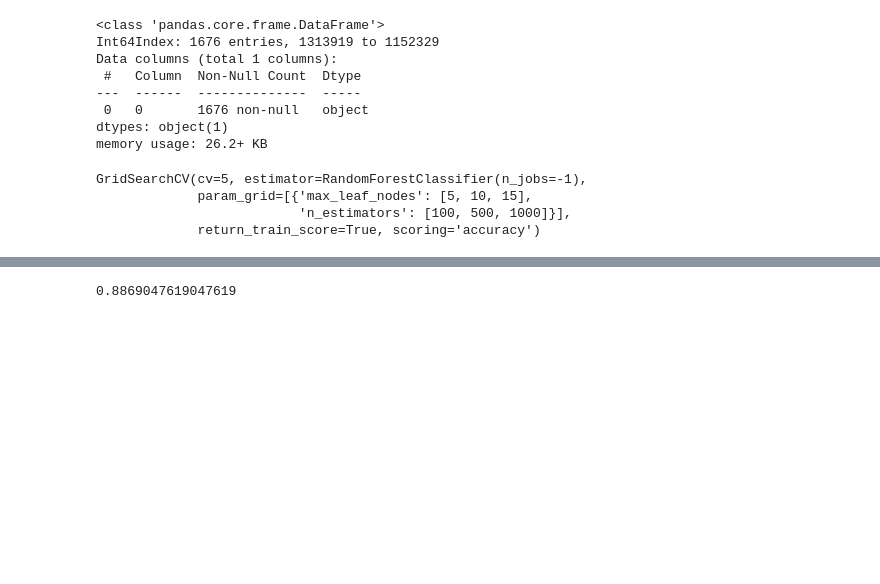
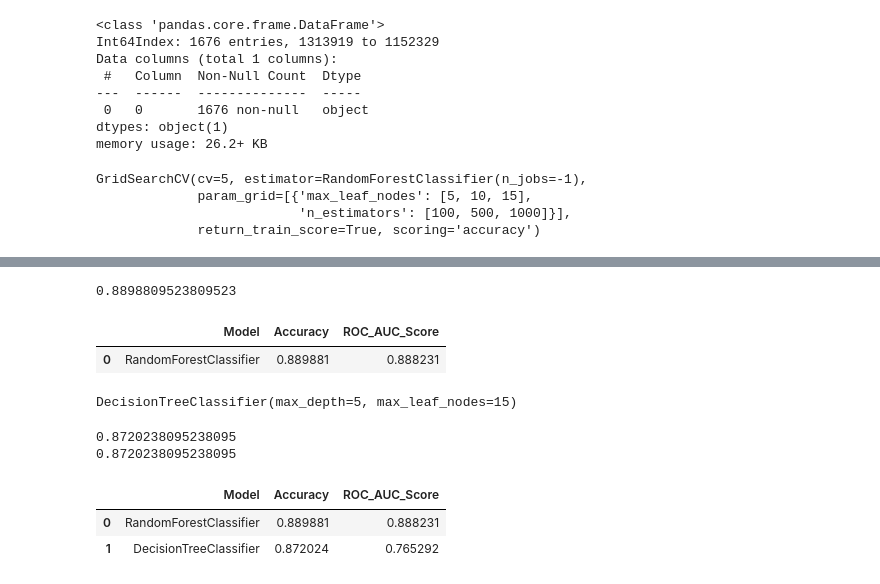
Before and after one commit to loganm123/employee_attrition_classifier, a Jupyter notebook: employee_attrition_class.ipynb, the cells around one changed output, grey strips where cells are left out. Saved outputs shown, nothing was run; the diff lists cells and outputs as text; code cells hidden in the pictures; blank space fills up the shorter version.

Commit message:
Compared ROC_AUC between models

```diff
--- a/employee_attrition_class.ipynb
+++ b/employee_attrition_class.ipynb
@@ -346,9 +346,19 @@ print(accuracy_score(y_test.values.ravel(),preds_test))
 
 rfc_acc = accuracy_score(y_test.values.ravel(),preds_test)
 
-model_accuracy_scores = ['RandomForestClassifier ', rfc_acc]
+from sklearn.metrics import roc_auc_score
+
+roc_auc_score_rfc = roc_auc_score(y_test, final_model.predict_proba(X_test_prepped)[:,1])
 # %% [output]
-0.8869047619047619
+0.8898809523809523
+# %%
+model_acc_scores = pd.DataFrame(columns = ['Model','Accuracy', 'ROC_AUC_Score'])
+model_acc_scores = model_acc_scores.append({'Model': 'RandomForestClassifier', 'Accuracy': rfc_acc, 'ROC_AUC_Score': roc_auc_score_rfc}, ignore_index = True)
+
+model_acc_scores.head(1)
+# %% [output]
+|  | Model | Accuracy | ROC_AUC_Score |
+| 0 | RandomForestClassifier | 0.889881 | 0.888231 |
 # %%
 #huh, that's not that great, what if we just use a regular old decision tree
 
@@ -357,7 +367,36 @@ from sklearn.tree import DecisionTreeClassifier
 tree_clf = DecisionTreeClassifier()
 
 param_grid_tree_clf = [
-    {'n_estimators': [100, 500, 1000], 'max_leaf_nodes': [5, 10, 15], 'max_depth': [2,5,10]}
+    {'max_leaf_nodes': [5, 10, 15], 'max_depth': [2,5,10]}
 ]
 
 grid_search_tree_clf = GridSearchCV(tree_clf, param_grid_tree_clf, cv = 5, scoring = 'accuracy', return_train_score = True)
+
+grid_search_tree_clf.fit(X_train_prepped, y_train.values.ravel())
+
+final_clf_model = grid_search_tree_clf.best_estimator_
+print(final_clf_model)
+# %% [output]
+DecisionTreeClassifier(max_depth=5, max_leaf_nodes=15)
+# %%
+X_test_prepped = full_ml_pipe.fit_transform(X_test)
+preds_test_clf = final_clf_model.predict(X_test_prepped)
+from sklearn.metrics import accuracy_score
+
+print(accuracy_score(y_test.values.ravel(),preds_test_clf))
+
+clf_acc = accuracy_score(y_test.values.ravel(),preds_test_clf)
+
+print(clf_acc)
+
+roc_auc_score_clf = roc_auc_score(y_test, final_clf_model.predict_proba(X_test_prepped)[:,1])
+
+model_acc_scores = model_acc_scores.append({'Model': 'DecisionTreeClassifier', 'Accuracy': clf_acc, 'ROC_AUC_Score': roc_auc_score_clf}, ignore_index = True)
+
+model_acc_scores.head(5)
+# %% [output]
+0.8720238095238095
+0.8720238095238095
+|  | Model | Accuracy | ROC_AUC_Score |
+| 0 | RandomForestClassifier | 0.889881 | 0.888231 |
+| 1 | DecisionTreeClassifier | 0.872024 | 0.765292 |
```
Also changed, not shown: parts of 1 cell of this notebook.
